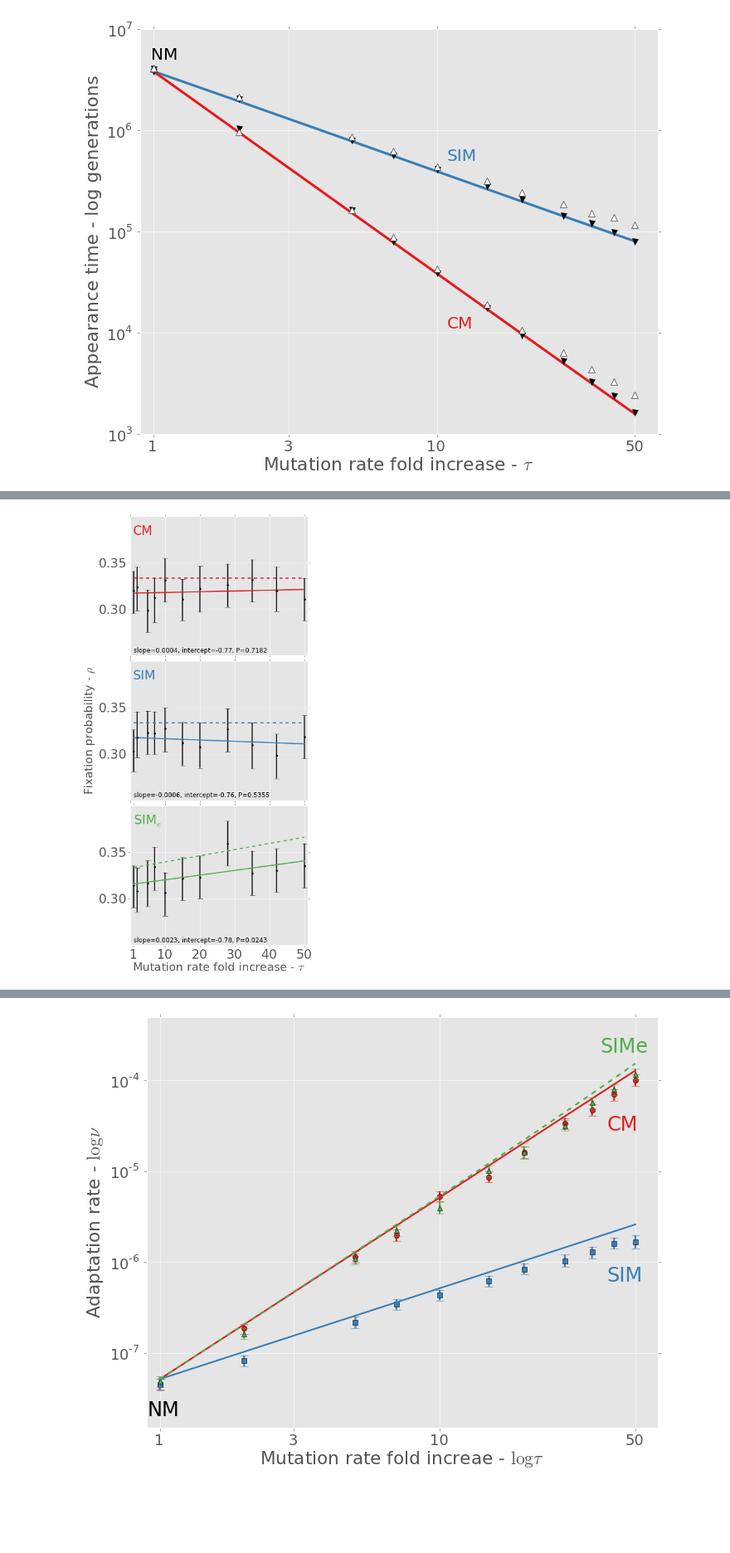
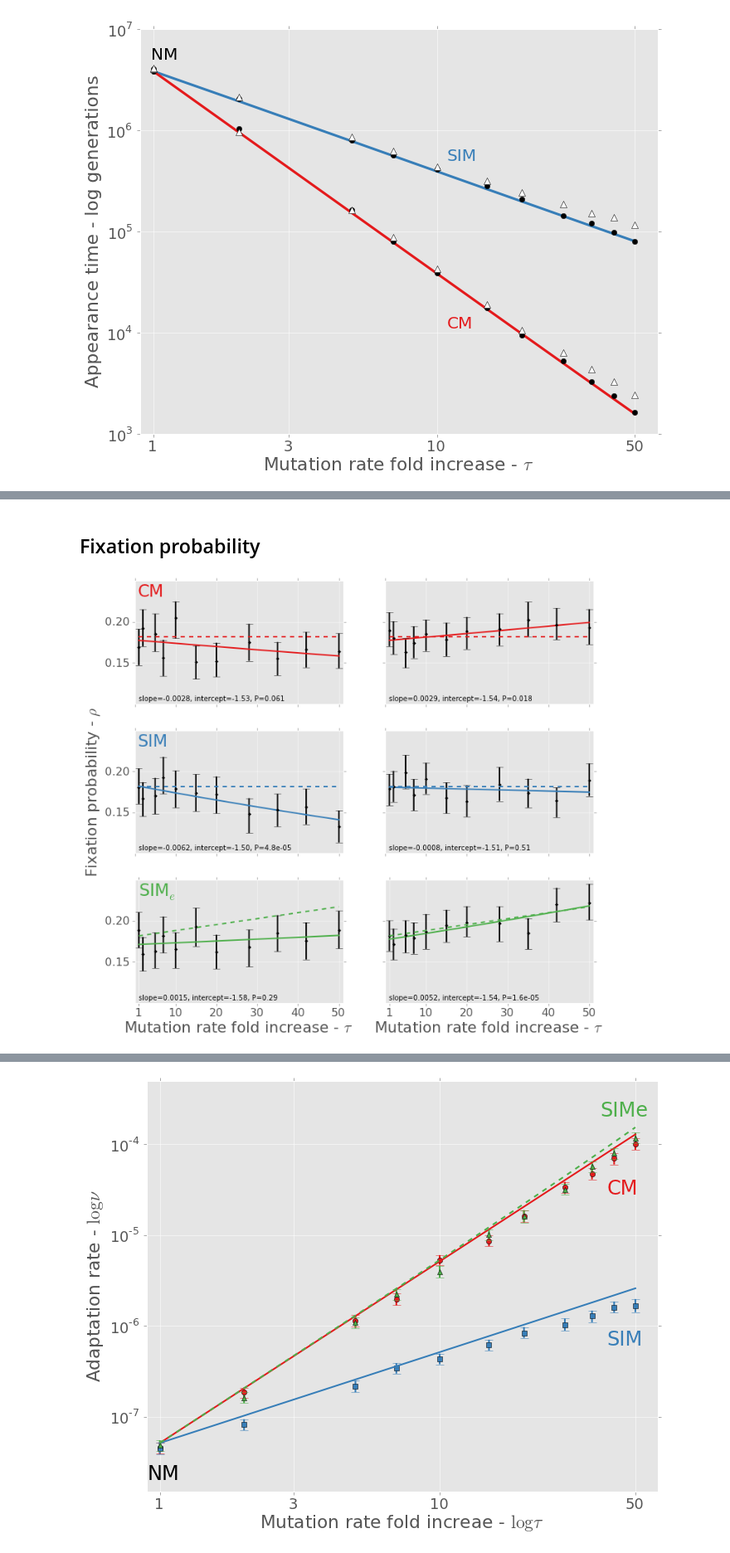
Before and after one commit to yoavram/ruggedsim, a Jupyter notebook: manuscript/simulation2.ipynb, the cells around one changed output, grey strips where cells are left out. Shown at 83% size. Saved outputs shown, nothing was run; the diff lists cells and outputs as text; code cells hidden in the pictures; blank space fills up the shorter version.

Commit message:
combining unloaded to regular - fixation

```diff
--- a/manuscript/simulation2.ipynb
+++ b/manuscript/simulation2.ipynb
@@ -153,0 +142,2 @@ ylabel('% app not AB/0')
+# %% [markdown]
+## Fixation probability
@@ -161,7 +153,7 @@ fixation_sim_exact = fixation_cm_exact
 def fixation_sim_e_exact(T,U,u,s,H):
     return fixation_cm_exact(T,U,u,s,H) * (1 + U * (T - 1)/(s * H))
 
-def fixation_regression(PI, fixation_function, ax=None, color="k", annotate=True, df=df):
+def fixation_regression(df, PI, fixation_function, ax=None, color="k", annotate=True):
     xs = df[df.pi==PI].tau
     ys = df[df.pi==PI].fix
 
@@ -188,49 +180,66 @@ def fixation_regression(PI, fixation_function, ax=None, color="k", annotate=True
     ax.errorbar(taus, rhos, yerr=errs, fmt='.k', elinewidth=2, capsize=5)
     ax.plot(taus, [fixation_function(TT,U,u,s,H) for TT in taus],'--', linewidth=2, color=color)
     if annotate:
-        ax.annotate('slope=%.4f, intercept=%.2f, P=%.4f' % (a,b,pval),(0.02,0.02),
-                    xycoords='axes fraction',fontsize=annotate_fontize/2)
+        ax.annotate('slope=%.4f, intercept=%.2f, P=%.2g' % (a,b,pval),(0.02,0.02),
+                    xycoords='axes fraction',fontsize=2*annotate_fontize/3)
     plt.setp(ax.get_xticklabels(), fontsize=annotate_fontize)
     plt.setp(ax.get_yticklabels(), fontsize=annotate_fontize)
     return ax,a,b,pval
 # %%
 annotate_xpos = 1
 if s == 0.05:
     annotate_ypos = 0.23
 if s == 0.1:
     annotate_ypos = 0.38
 
-fig = figure(figsize=(6,12))
-ax1 = fig.add_subplot(311)
-fixation_regression(10, fixation_cm_exact, ax1, red)
+fig = figure(figsize=(10.5,9))
+
+ax1 = fig.add_subplot(321)
+fixation_regression(df, 10, fixation_cm_exact, ax1, red)
 ax1.set_xticklabels([])
 ax1.text(annotate_xpos,annotate_ypos,"CM",color=red, fontsize=line_label_fontsize)
 
-ax2 = fig.add_subplot(312)
-fixation_regression(1.0, fixation_sim_exact, ax2, blue)
+ax2 = fig.add_subplot(323)
+fixation_regression(df, 1.0, fixation_sim_exact, ax2, blue)
 ax2.set_xticklabels([])
 ax2.set_ylabel(r"Fixation probability - $\rho$")
 ax2.text(annotate_xpos,annotate_ypos,"SIM",color=blue, fontsize=line_label_fontsize)
 
-ax3 = fig.add_subplot(313)
-fixation_regression(1.01, fixation_sim_e_exact, ax3, green)
+ax3 = fig.add_subplot(325)
+fixation_regression(df, 1.01, fixation_sim_e_exact, ax3, green)
 ax3.set_xticks([1]+range(10,51,10))
 ax3.set_xticklabels([1]+range(10,51,10))
 ax3.set_xlabel(r"Mutation rate fold increase - $\tau$")
 ax3.text(annotate_xpos,annotate_ypos,r"SIM$_e$",color=green, fontsize=line_label_fontsize)
-ax3.set_xlabel(r"Mutation rate fold increase - $\tau$")
 
-plt.setp((ax1,ax2,ax3), xlim=(0,51))
-plt.setp((ax1,ax2,ax3), ymargin=0)
+ax4 = fig.add_subplot(322)
+fixation_regression(df_unloaded, 10, fixation_cm_exact, ax4, red)
+ax4.set_xticklabels([])
+ax4.set_yticklabels([])
+
+ax5 = fig.add_subplot(324)
+fixation_regression(df_unloaded, 1.0, fixation_sim_exact, ax5, blue)
+ax5.set_xticklabels([])
+ax5.set_yticklabels([])
+
+ax6 = fig.add_subplot(326)
+fixation_regression(df_unloaded, 1.01, fixation_sim_e_exact, ax6, green)
+ax6.set_xticks([1]+range(10,51,10))
+ax6.set_xticklabels([1]+range(10,51,10))
+ax6.set_xlabel(r"Mutation rate fold increase - $\tau$")
+ax6.set_yticklabels([])
+
+plt.setp((ax1,ax2,ax3,ax4,ax5,ax6), xlim=(0,51))
+plt.setp((ax1,ax2,ax3,ax4,ax5,ax6), ymargin=0)
 if s == 0.05:
-    plt.setp((ax1,ax2,ax3), ylim=(0.1,0.25))
-    plt.setp((ax1,ax2,ax3), yticks=arange(0.15,0.25,0.05))
+    plt.setp((ax1,ax2,ax3,ax4,ax5,ax6), ylim=(0.1,0.25))
+    plt.setp((ax1,ax2,ax3,ax4,ax5,ax6), yticks=arange(0.15,0.25,0.05))
 if s == 0.1:
-    plt.setp((ax1,ax2,ax3), ylim=(0.25,0.4))
-    plt.setp((ax1,ax2,ax3), yticks=arange(0.3,0.39,0.05))
+    plt.setp((ax1,ax2,ax3,ax4,ax5,ax6), ylim=(0.25,0.4))
+    plt.setp((ax1,ax2,ax3,ax4,ax5,ax6), yticks=arange(0.3,0.39,0.05))
 
 fig.subplots_adjust(left=None, bottom=0, right=None, top=None, wspace=None, hspace=0.25)
 fig.tight_layout(pad=0)
 # %% [output]
-[figure, old version]
+[figure, new version]
 # %%
```
Also changed, not shown: parts of 10 cells of this notebook, 1 other file.
